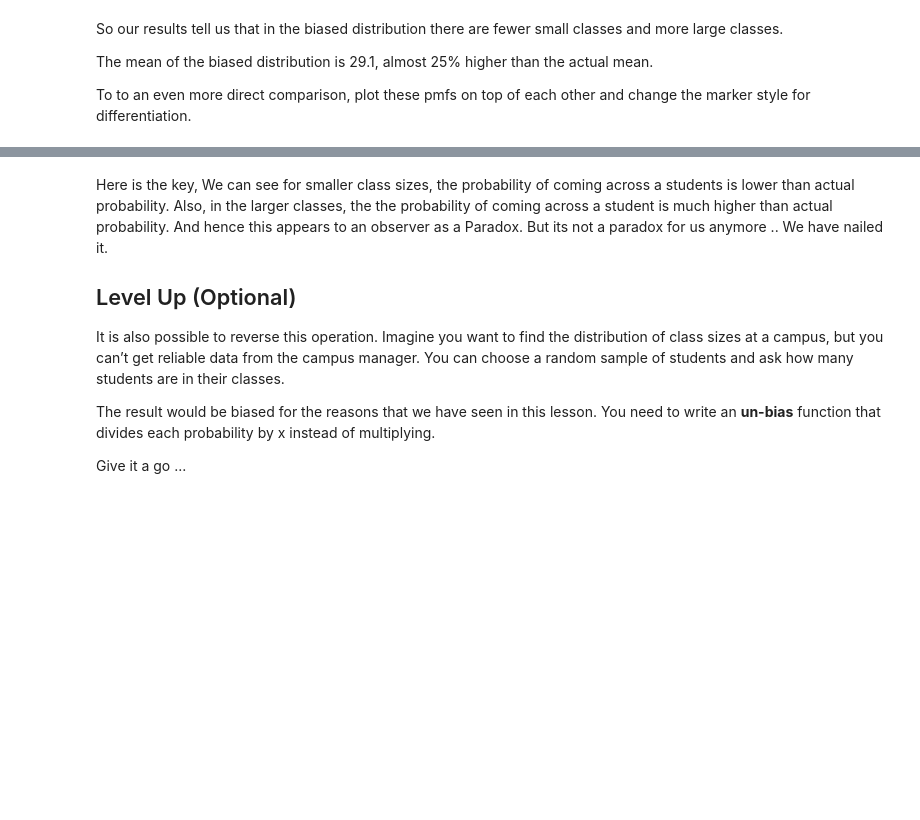
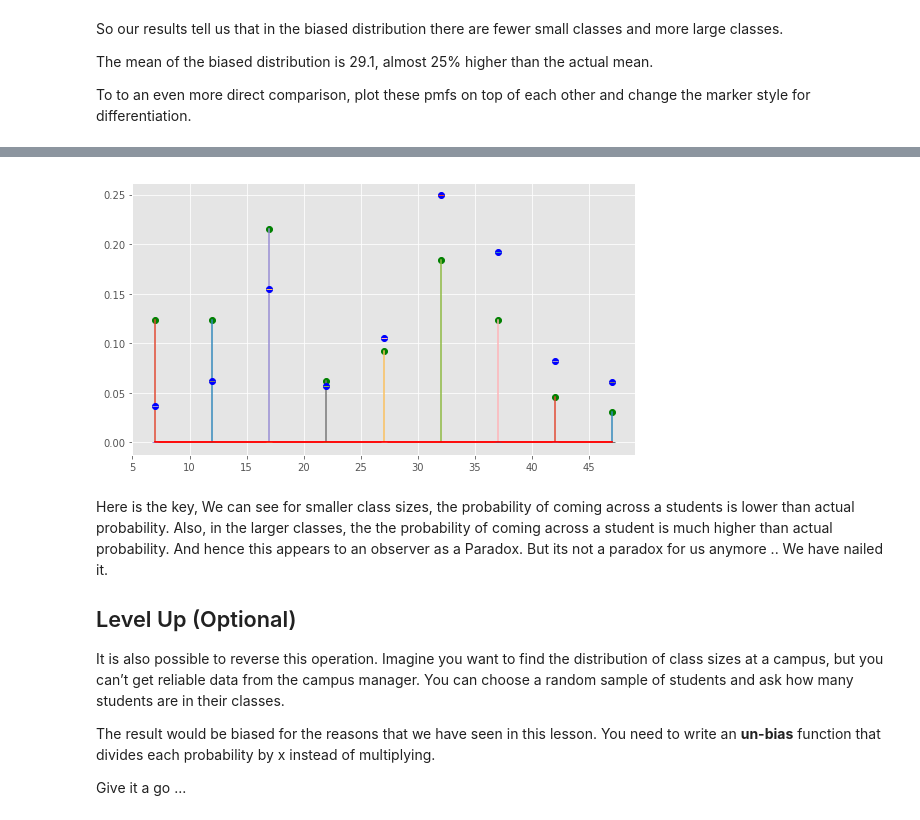
Before and after one commit to AR3441/dsc-1-09-07-the-probability-mass-function-lab-nyc-ds-career-031119, a Jupyter notebook: index.ipynb, the cells around one changed output, grey strips where cells are left out. Drawn from its saved outputs; the diff is of its cells as text; code cells hidden in the pictures; blank space fills up the shorter version.

```diff
--- a/index.ipynb
+++ b/index.ipynb
@@ -216,6 +216,5 @@ To to an even more direct comparison, plot these pmfs on top of each other and c
 # Plot pmfs overlapping
 new_figure = plt.figure(figsize = [9,5])
 plt.stem(sizes, pmf, '-', 'go','r-', label = 'actual')
-plt.stem(sizes,pmf2,'_
-         ','bo', 'r-' ,label = 'perceived')
+plt.stem(sizes,pmf2,'_','bo', 'r-' ,label = 'perceived')
 # %% [output]
@@ -223,3 +222,4 @@ SyntaxError: EOL while scanning string literal (<ipython-input-82-66965eaa2df7>,
+[figure, added]
 # %% [markdown]
 Here is the key, We can see for smaller class sizes, the probability of coming across a students is lower than actual probability. Also, in the larger classes, the the probability of coming across a student is much higher than actual probability. And hence this appears to an observer as a Paradox. But its not a paradox for us anymore .. We have nailed it.
 
```
Also changed, not shown: parts of 1 cell of this notebook.
